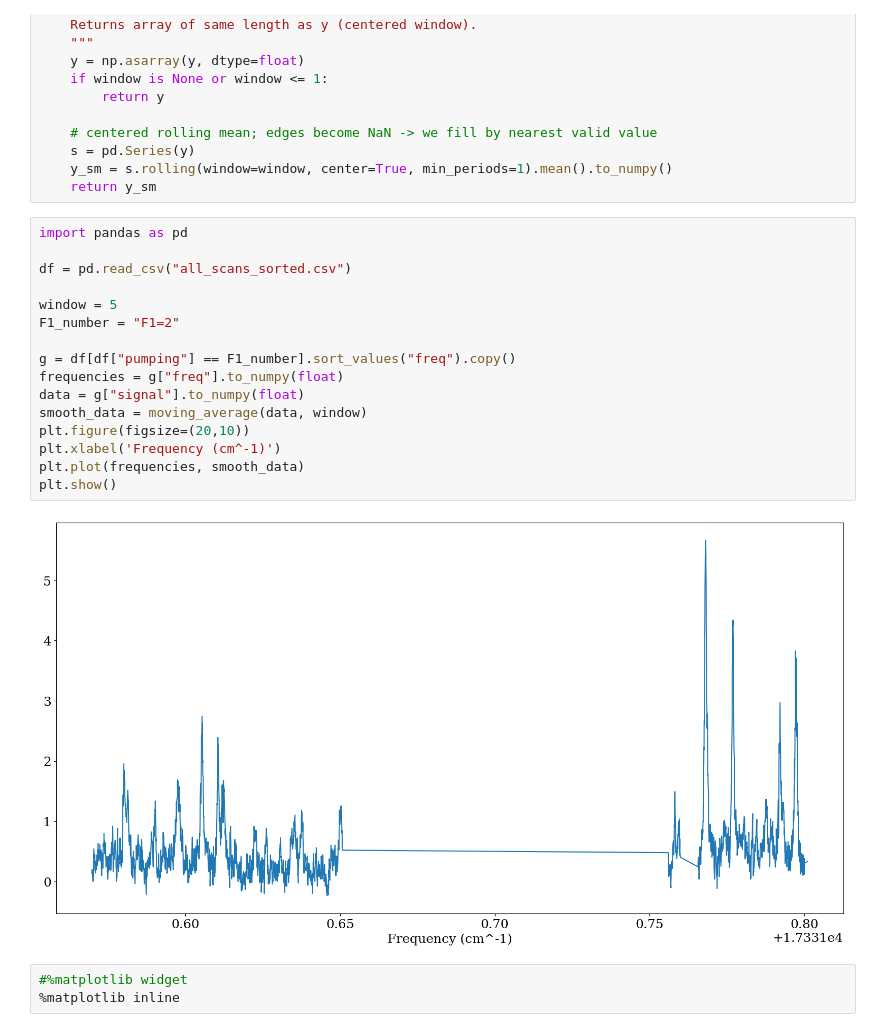
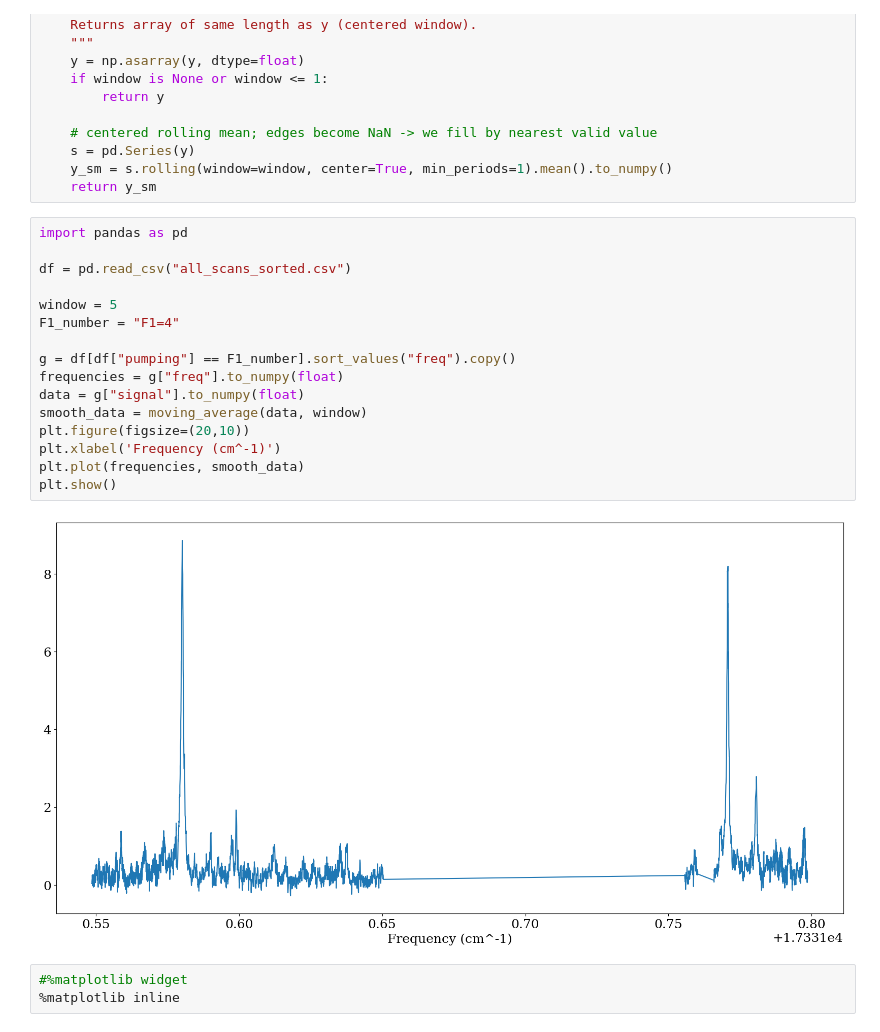
Before and after one commit to YuikiTakahashi/Molecule_spectrum_prediction, a Jupyter notebook: Peak_finding_173.ipynb, the cells around one changed output. Saved outputs shown, nothing was run; the diff lists cells and outputs as text.

```diff
--- a/Peak_finding_173.ipynb
+++ b/Peak_finding_173.ipynb
@@ -1233,21 +1233,21 @@ def moving_average(y, window):
 # %%
 import pandas as pd
 
 df = pd.read_csv("all_scans_sorted.csv")
 
 window = 5
-F1_number = "F1=2"
+F1_number = "F1=4"
 
 g = df[df["pumping"] == F1_number].sort_values("freq").copy()
 frequencies = g["freq"].to_numpy(float)
 data = g["signal"].to_numpy(float)
 smooth_data = moving_average(data, window)
 plt.figure(figsize=(20,10))
 plt.xlabel('Frequency (cm^-1)')
 plt.plot(frequencies, smooth_data)
 plt.show()
 # %% [output]
-[figure, old version]
+[figure, new version]
 # %%
 #%matplotlib widget
 %matplotlib inline
```
Also changed, not shown: parts of 5 cells of this notebook, 5 other files.
